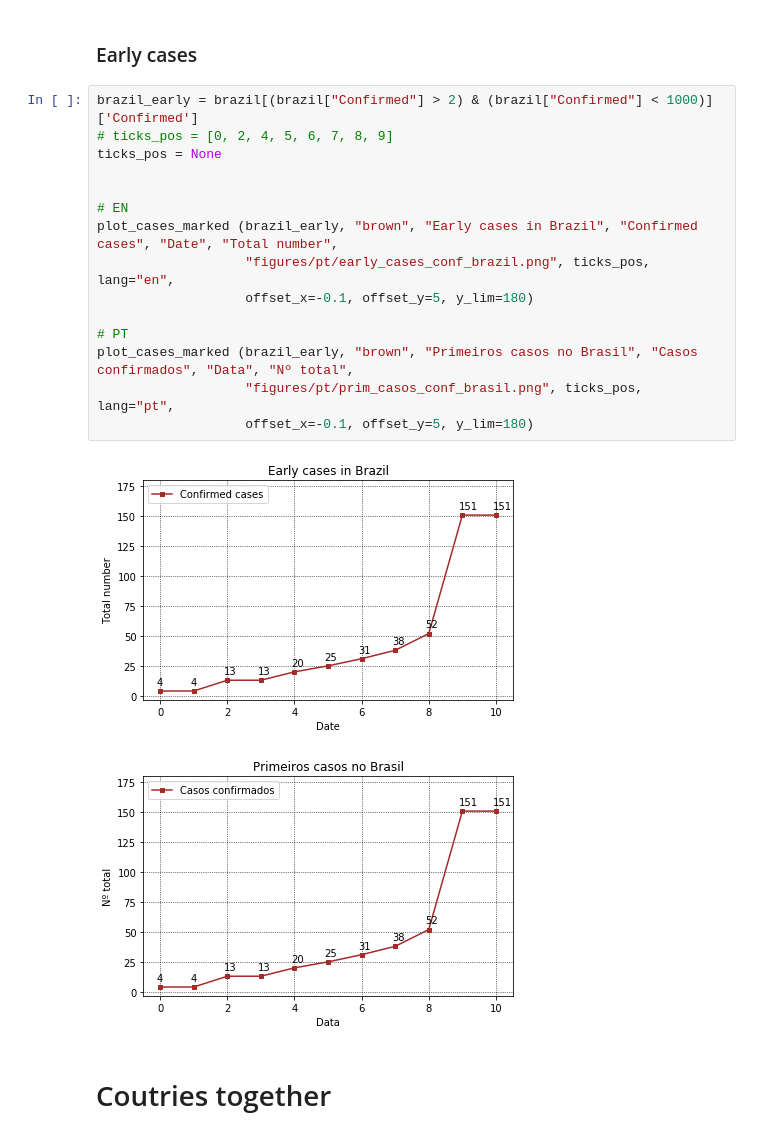
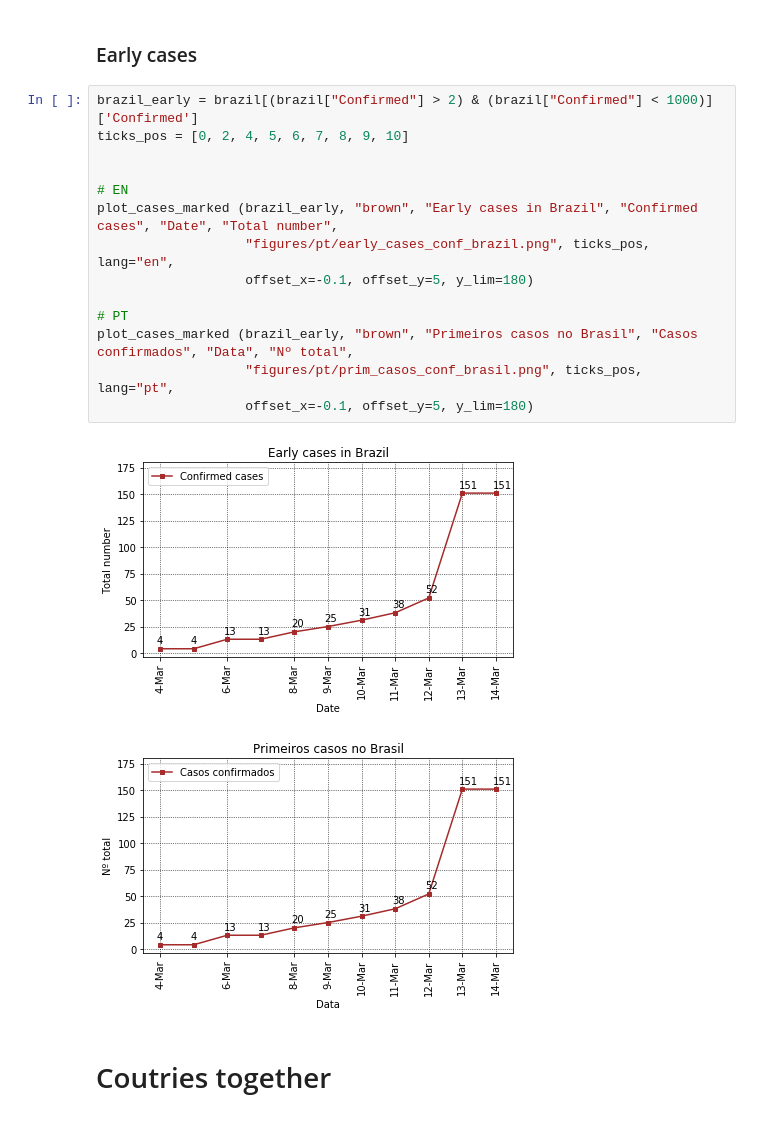
Before and after one commit to paaatcha/covid-19, a Jupyter notebook: analysis.ipynb, the cells around one changed output. Cells and saved outputs as stored; diff of their text form.

```diff
--- a/analysis.ipynb
+++ b/analysis.ipynb
@@ -716,22 +715,21 @@ plot_cases (brazil, "Deaths", "darkred", "Mortes no Brasil ao longo dos dias",
 ### Early cases
 # %%
 brazil_early = brazil[(brazil["Confirmed"] > 2) & (brazil["Confirmed"] < 1000)]['Confirmed']
-# ticks_pos = [0, 2, 4, 5, 6, 7, 8, 9]
-ticks_pos = None
+ticks_pos = [0, 2, 4, 5, 6, 7, 8, 9, 10]
 
 
 # EN
 plot_cases_marked (brazil_early, "brown", "Early cases in Brazil", "Confirmed cases", "Date", "Total number",
                    "figures/pt/early_cases_conf_brazil.png", ticks_pos, lang="en",
                    offset_x=-0.1, offset_y=5, y_lim=180)
 
 # PT
 plot_cases_marked (brazil_early, "brown", "Primeiros casos no Brasil", "Casos confirmados", "Data", "Nº total",
                    "figures/pt/prim_casos_conf_brasil.png", ticks_pos, lang="pt",
                    offset_x=-0.1, offset_y=5, y_lim=180)
 # %% [output]
-[figure, old version]
+[figure, new version]
-[figure, old version]
+[figure, new version]
 # %% [markdown]
 # Coutries together
 # %%
```
Also changed, not shown: parts of 4 cells of this notebook, 1 other file.
